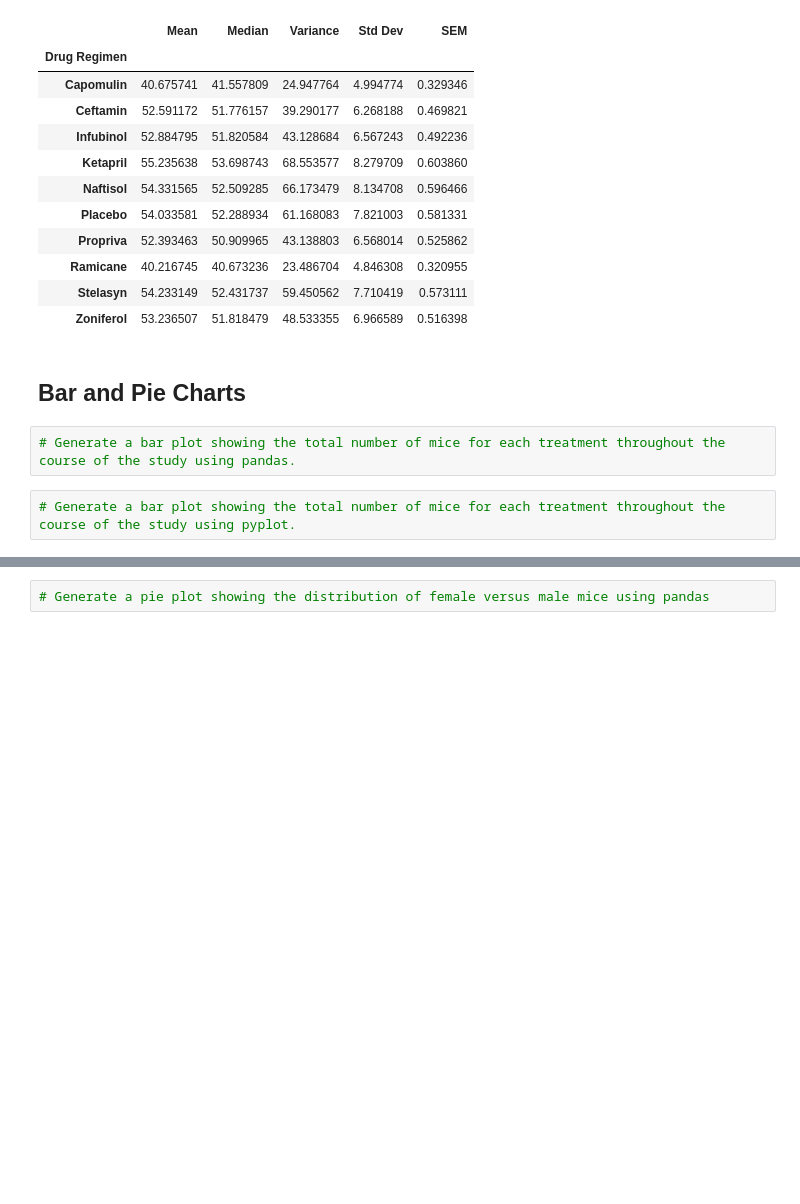
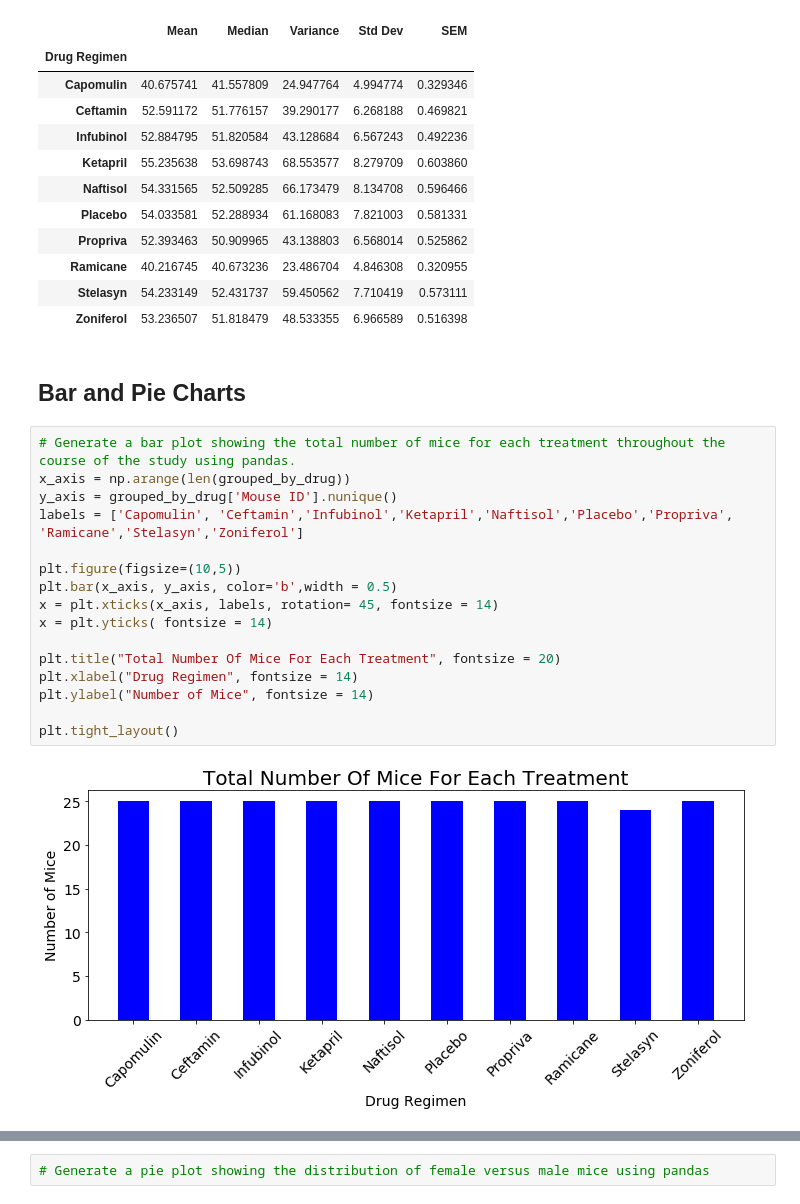
Before and after one commit to zand77401/Matplotlib-challenge, a Jupyter notebook: Pymaceuticals/pymaceuticals_starter.ipynb, the cells around one changed output, grey strips where cells are left out. Drawn from its saved outputs; the diff is of its cells as text; blank space fills up the shorter version.

Commit message:
Adding bar plots

```diff
--- a/Pymaceuticals/pymaceuticals_starter.ipynb
+++ b/Pymaceuticals/pymaceuticals_starter.ipynb
@@ -134,7 +136,21 @@ Tumor Volume
 | Zoniferol | 53.236507 | 51.818479 | 48.533355 | 6.966589 | 0.516398 |
 # %% [markdown]
 ## Bar and Pie Charts
-# %%
-# Generate a bar plot showing the total number of mice for each treatment throughout the course of the study using pandas.
-# %%
-# Generate a bar plot showing the total number of mice for each treatment throughout the course of the study using pyplot.
+# %%
+# Generate a bar plot showing the total number of mice for each treatment throughout the course of the study using pandas.
+x_axis = np.arange(len(grouped_by_drug))
+y_axis = grouped_by_drug['Mouse ID'].nunique()
+labels = ['Capomulin', 'Ceftamin','Infubinol','Ketapril','Naftisol','Placebo','Propriva', 'Ramicane','Stelasyn','Zoniferol']
+
+plt.figure(figsize=(10,5))
+plt.bar(x_axis, y_axis, color='b',width = 0.5)
+x = plt.xticks(x_axis, labels, rotation= 45, fontsize = 14)
+x = plt.yticks( fontsize = 14)
+
+plt.title("Total Number Of Mice For Each Treatment", fontsize = 20)
+plt.xlabel("Drug Regimen", fontsize = 14)
+plt.ylabel("Number of Mice", fontsize = 14)
+
+plt.tight_layout()
+# %% [output]
+[figure, added]
```
Also changed, not shown: parts of 4 cells of this notebook.
